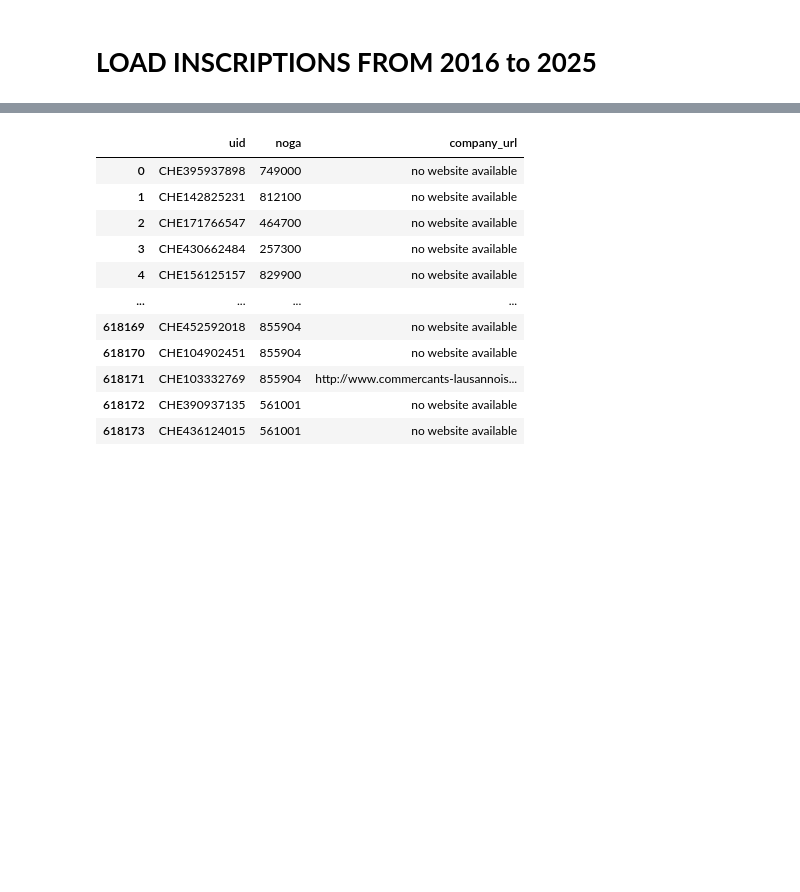
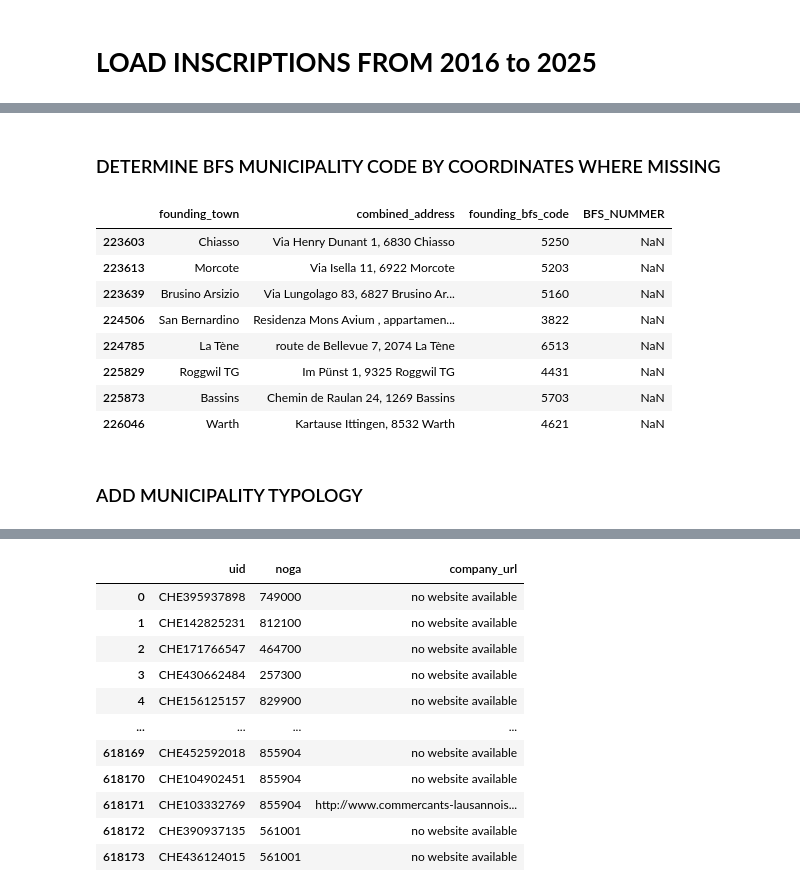
Before and after one commit to MaBlock7/company_success_prediction, a Jupyter notebook: success_prediction/zefix_feature_engineering.ipynb, the cells around one changed output, grey strips where cells are left out. Drawn from its saved outputs; the diff is of its cells as text; code cells hidden in the pictures; blank space fills up the shorter version.

```diff
--- a/success_prediction/zefix_feature_engineering.ipynb
+++ b/success_prediction/zefix_feature_engineering.ipynb
@@ -309,0 +217,35 @@ df_sample
+# %%
+df_startups = pd.read_csv(RAW_DATA_DIR / 'company_sample' / 'geo_coded_company_sample.csv')
+# %% [markdown]
+### DETERMINE BFS MUNICIPALITY CODE BY COORDINATES WHERE MISSING
+# %%
+gdf = gpd.read_file(EXTERNAL_DATA_DIR / 'geo_data' / 'swissBOUNDARIES3D_1_5_LV95_LN02.gdb', layer="TLM_HOHEITSGEBIET")
+gdf = gdf.to_crs("EPSG:4326")
+gdf = gdf[['geometry', 'BFS_NUMMER', 'EINWOHNERZAHL']]
+
+df_startups = gpd.GeoDataFrame(
+    df_startups,
+    geometry=gpd.points_from_xy(df_startups['longitude'], df_startups['latitude']),
+    crs="EPSG:4326"
+)
+
+df_startups = gpd.sjoin(df_startups, gdf, how="left", predicate="within")
+
+# Replace where code is 0 (unmatched) or where it does not match the coordinates
+df_startups.loc[df_startups['founding_bfs_code'] == 0, 'founding_bfs_code'] = pd.NA
+df_startups.loc[(df_startups['founding_bfs_code'].astype(float) != df_startups['BFS_NUMMER']) & (~df_startups['BFS_NUMMER'].isna()), 'founding_bfs_code'] = pd.NA
+df_startups['founding_bfs_code'] = df_startups['founding_bfs_code'].fillna(df_startups['BFS_NUMMER'])
+# %%
+df_startups['founding_bfs_code'] = df_startups['founding_bfs_code'].astype(int)
+# %%
+df_startups[df_startups.founding_bfs_code.astype(float) != df_startups.BFS_NUMMER][['founding_town', 'combined_address', 'founding_bfs_code', 'BFS_NUMMER']]
+# %% [output]
+|  | founding_town | combined_address | founding_bfs_code | BFS_NUMMER |
+| 223603 | Chiasso | Via Henry Dunant 1, 6830 Chiasso | 5250 | NaN |
+| 223613 | Morcote | Via Isella 11, 6922 Morcote | 5203 | NaN |
+| 223639 | Brusino Arsizio | Via Lungolago 83, 6827 Brusino Ar... | 5160 | NaN |
+| 224506 | San Bernardino | Residenza Mons Avium , appartamen... | 3822 | NaN |
+| 224785 | La Tène | route de Bellevue 7, 2074 La Tène | 6513 | NaN |
+| 225829 | Roggwil TG | Im Pünst 1, 9325 Roggwil TG | 4431 | NaN |
+| 225873 | Bassins | Chemin de Raulan 24, 1269 Bassins | 5703 | NaN |
+| 226046 | Warth | Kartause Ittingen, 8532 Warth | 4621 | NaN |
@@ -309,0 +254,2 @@ df_sample
+# %% [markdown]
+### ADD MUNICIPALITY TYPOLOGY
```
Also changed, not shown: parts of 28 cells of this notebook, 1 other file.
